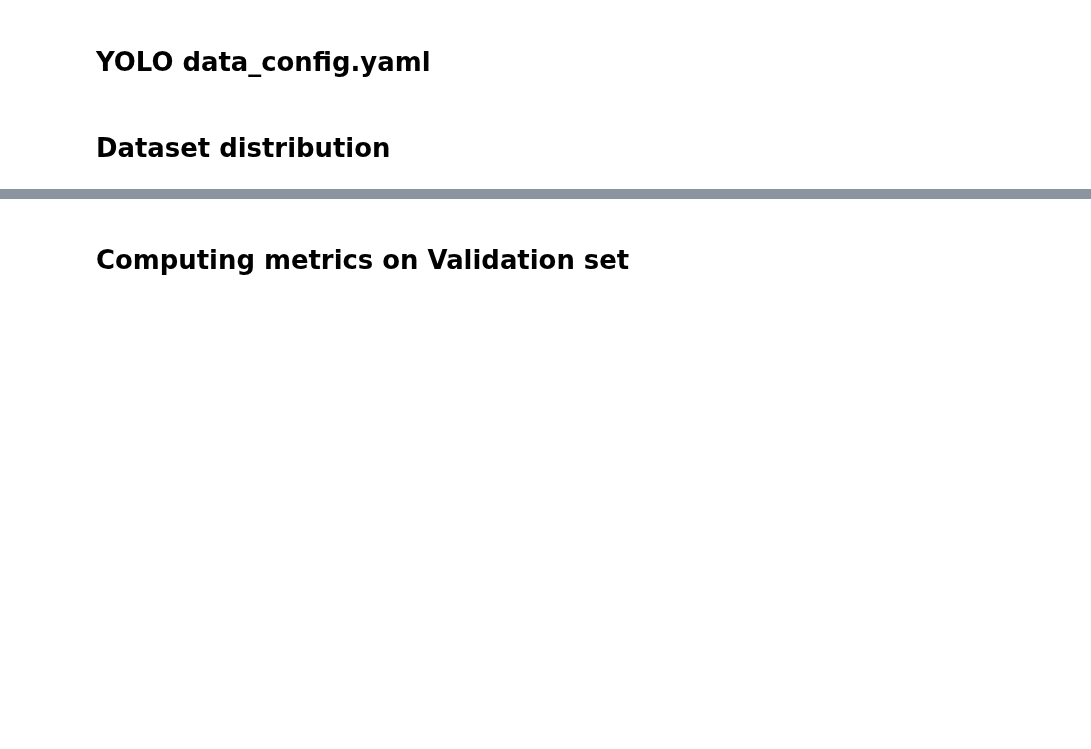
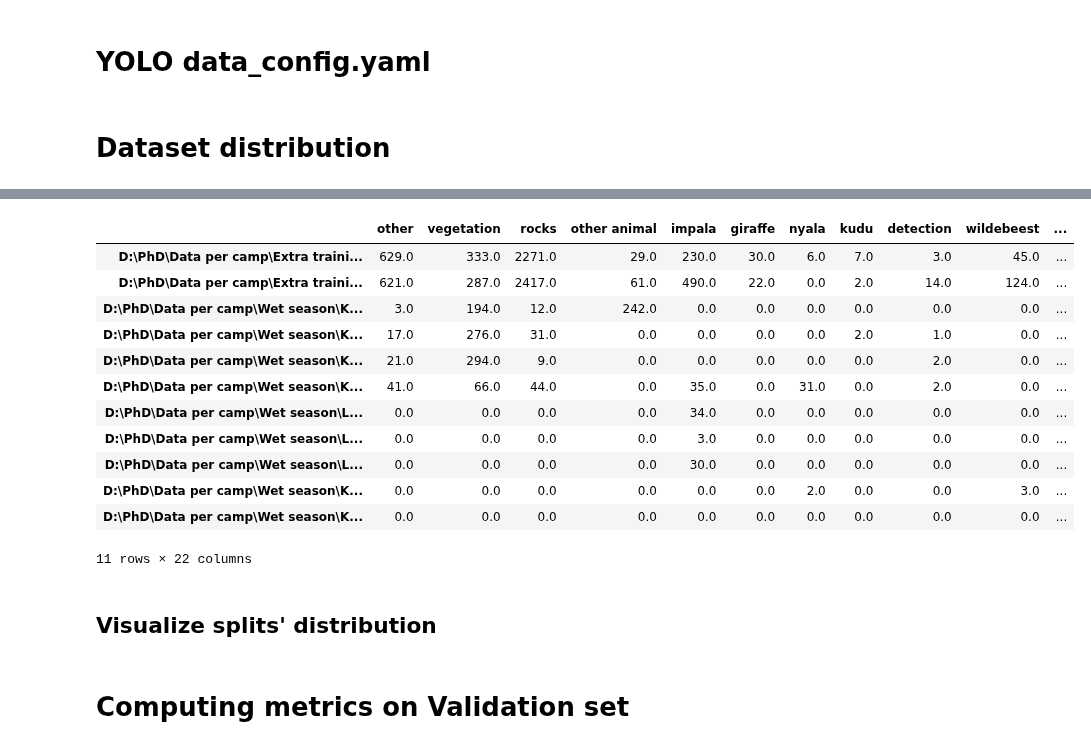
Before and after one commit to FadelMamar/datalabeling, a Jupyter notebook: notebooks/data_exploration.ipynb, the cells around one changed output, grey strips where cells are left out. Cells and saved outputs as stored; diff of their text form; code cells hidden in the pictures; blank space fills up the shorter version.

Commit message:
visualizing annotation distribution per LS project

```diff
--- a/notebooks/data_exploration.ipynb
+++ b/notebooks/data_exploration.ipynb
@@ -299,0 +318,10 @@ with open(r"D:\PhD\Data per camp\IdentificationDataset\data_config.yaml",'w') as
+# %%
+ls_dir = r"D:\PhD\Data per camp\Exported annotations and labels\Wet season - Rep 1\all\labelstudio"
+dest_dir = Path(ls_dir).with_name("coco-format")
+save_excel_path = Path(ls_dir).with_name("stats.xlsx")
+
+# Uncomment to run if needed
+# convert_json_annotations_to_coco(input_dir=ls_dir,
+#                                  dest_dir_coco=str(dest_dir),
+#                                  ls_client=labelstudio_client,
+#                                  parse_ls_config=True)
@@ -299,0 +357,3 @@ with open(r"D:\PhD\Data per camp\IdentificationDataset\data_config.yaml",'w') as
+# %%
+coco_annotations_dict = load_coco_annotations(dest_dir)
+coco_annotations_dict
@@ -299,0 +372,37 @@ with open(r"D:\PhD\Data per camp\IdentificationDataset\data_config.yaml",'w') as
+# %%
+def get_labels_count(coco_annotation:dict):
+
+    result = Counter([annot['category_id'] for annot in coco_annotation['annotations']])
+
+    label_map = {cat['id']:cat['name'] for cat in coco_annotation['categories']}
+
+    result = {label_map[k]:v for k,v in result.items()}
+
+    return result
+
+label_stats = dict()
+
+for img_dir,coco_path in coco_annotations_dict.items():
+
+    with open(coco_path,'r') as f:
+        coco_annotation = json.load(fp=f)
+
+    label_stats[img_dir] = get_labels_count(coco_annotation)
+
+label_stats = pd.DataFrame.from_dict(label_stats,orient='index').fillna(0)
+# %%
+label_stats
+# %% [output]
+|  | other | vegetation | rocks | other animal | impala | giraffe | nyala | kudu | detection | wildebeest | ... |
+| D:\PhD\Data per camp\Extra traini... | 629.0 | 333.0 | 2271.0 | 29.0 | 230.0 | 30.0 | 6.0 | 7.0 | 3.0 | 45.0 | ... |
+| D:\PhD\Data per camp\Extra traini... | 621.0 | 287.0 | 2417.0 | 61.0 | 490.0 | 22.0 | 0.0 | 2.0 | 14.0 | 124.0 | ... |
+| D:\PhD\Data per camp\Wet season\K... | 3.0 | 194.0 | 12.0 | 242.0 | 0.0 | 0.0 | 0.0 | 0.0 | 0.0 | 0.0 | ... |
+| D:\PhD\Data per camp\Wet season\K... | 17.0 | 276.0 | 31.0 | 0.0 | 0.0 | 0.0 | 0.0 | 2.0 | 1.0 | 0.0 | ... |
+| D:\PhD\Data per camp\Wet season\K... | 21.0 | 294.0 | 9.0 | 0.0 | 0.0 | 0.0 | 0.0 | 0.0 | 2.0 | 0.0 | ... |
+| D:\PhD\Data per camp\Wet season\K... | 41.0 | 66.0 | 44.0 | 0.0 | 35.0 | 0.0 | 31.0 | 0.0 | 2.0 | 0.0 | ... |
+| D:\PhD\Data per camp\Wet season\L... | 0.0 | 0.0 | 0.0 | 0.0 | 34.0 | 0.0 | 0.0 | 0.0 | 0.0 | 0.0 | ... |
+| D:\PhD\Data per camp\Wet season\L... | 0.0 | 0.0 | 0.0 | 0.0 | 3.0 | 0.0 | 0.0 | 0.0 | 0.0 | 0.0 | ... |
+| D:\PhD\Data per camp\Wet season\L... | 0.0 | 0.0 | 0.0 | 0.0 | 30.0 | 0.0 | 0.0 | 0.0 | 0.0 | 0.0 | ... |
+| D:\PhD\Data per camp\Wet season\K... | 0.0 | 0.0 | 0.0 | 0.0 | 0.0 | 0.0 | 2.0 | 0.0 | 0.0 | 3.0 | ... |
+| D:\PhD\Data per camp\Wet season\K... | 0.0 | 0.0 | 0.0 | 0.0 | 0.0 | 0.0 | 0.0 | 0.0 | 0.0 | 0.0 | ... |
+11 rows × 22 columns
@@ -300,3 +412,5 @@ with open(r"D:\PhD\Data per camp\IdentificationDataset\data_config.yaml",'w') as
+# %% [markdown]
+## Visualize splits' distribution
 # %%
 import yaml
 import pandas as pd
```
Also changed, not shown: parts of 7 cells of this notebook.
